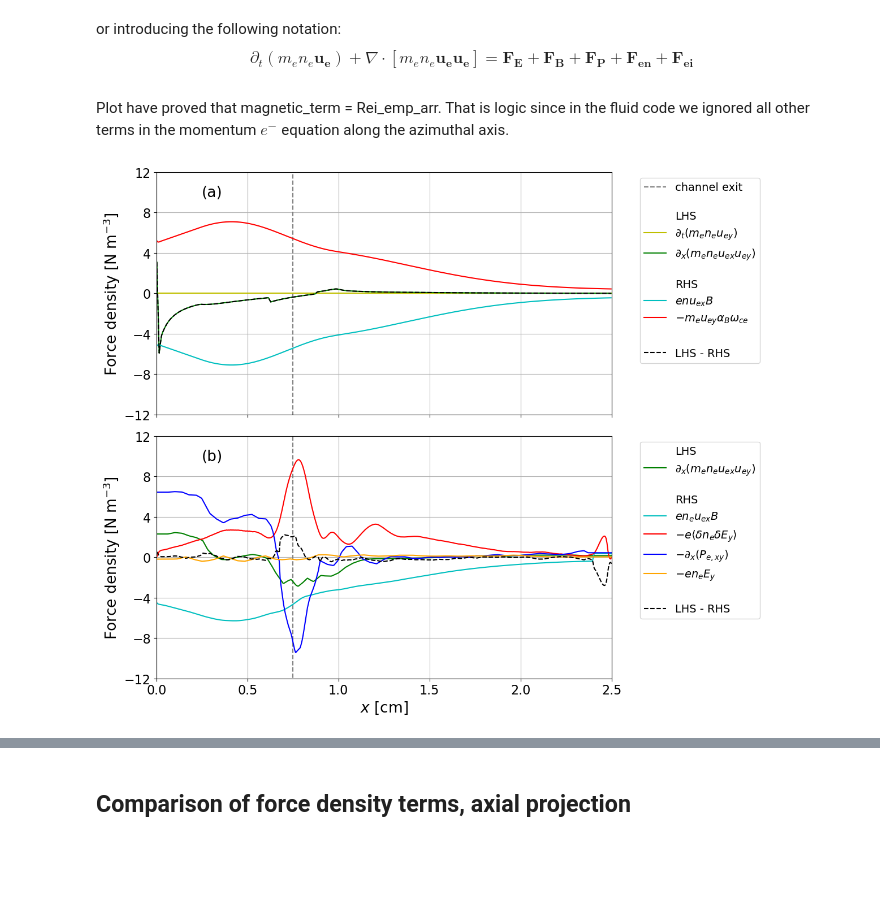
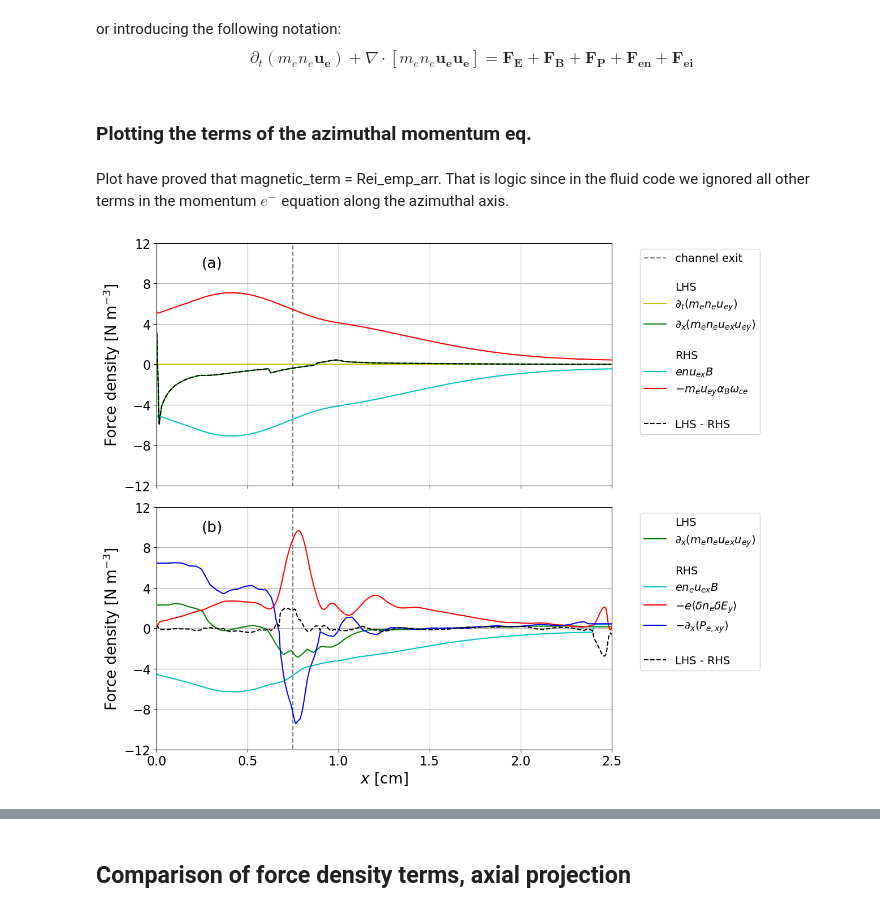
Before and after one commit to federicopetronio/FLHET1D, a Jupyter notebook: plots_comparison_PIC.ipynb, the cells around one changed output, grey strips where cells are left out. Drawn from its saved outputs; the diff is of its cells as text; code cells hidden in the pictures; blank space fills up the shorter version.

```diff
--- a/plots_comparison_PIC.ipynb
+++ b/plots_comparison_PIC.ipynb
@@ -94,3 +96,5 @@ uey = (w_ce / nu_eff) * uex
+# %% [markdown]
+### Plotting the terms of the azimuthal momentum eq.
 # %%
 Rei_emp_y     = mplt_mod.compute_Rei_empirical(P, Barr, ESTAR, wall_inter_type, R1, R2, Mi, x_center, LTHR, KEL, alpha_B)
 F_in_y  = np.gradient(phy_const.m_e * ni * uex * uey, x_center)
@@ -116,7 +120,8 @@ function_interp   = interpolate.interp1d(PIC_E_y[:,0], PIC_E_y[:,1])
 PIC_E_y     = -function_interp(extracted_df['x'])
 
 PIC_F_B_y   = phy_const.e * extracted_df['n_e'] * extracted_df['BB']*100 * extracted_df['ve_x']
-PIC_RHS_y   = PIC_Rei_y + PIC_F_B_y + PIC_F_P_y + PIC_E_y
+#PIC_RHS_y   = PIC_Rei_y + PIC_F_B_y + PIC_F_P_y + PIC_E_y
+PIC_RHS_y   = PIC_Rei_y + PIC_F_B_y + PIC_F_P_y
 PIC_LHS_y   = PIC_F_in_y + 0.
 # %% [markdown]
 Plot have proved that magnetic_term = Rei_emp_arr. That is logic since in the fluid code we ignored all other terms in the momentum $e^-$ equation along the azimuthal axis.
@@ -142,32 +147,32 @@ ax[0].xaxis.set_tick_params(labelsize=tickfontsize)
 ax[0].yaxis.set_tick_params(labelsize=tickfontsize)
 ax[0].grid()
 ax[0].legend(loc="upper left", bbox_to_anchor=(1.05, 1.0), fontsize=legendfontsize-1)
 ax[0].text(0.25, 9.6, '(a)', fontsize=axisfontsize)
 
 ax[1].plot([LTHR*100, LTHR*100], [-2000., 2000.], '--', color='grey')
 ax[1].plot([], [], ' ', label="LHS")
 ax[1].plot(extracted_df['x'], PIC_F_in_y, 'g-', label = "$\\partial_x (m_e n_e u_{ex} u_{ey})$")
 ax[1].plot([], [], ' ', label="\nRHS")
 ax[1].plot(extracted_df['x'], PIC_F_B_y, 'c-', label = "$e n_e u_{ex} B$")
 ax[1].plot(extracted_df['x'], PIC_Rei_y, 'r-', label = "$-e \\langle \\delta n_e \\delta E_y \\rangle$")
 ax[1].plot(extracted_df['x'], PIC_F_P_y, 'b-', label = "$-\\partial_x(P_{e,xy})$")
-ax[1].plot(extracted_df['x'], PIC_E_y, '-', color='orange', label = "$-e n_e E_y$")
+#ax[1].plot(extracted_df['x'], PIC_E_y, '-', color='orange', label = "$-e n_e E_y$")
 ax[1].plot([], [], ' ', label=" ")
 ax[1].plot(extracted_df['x'], PIC_LHS_y - PIC_RHS_y, 'k--', label = "LHS - RHS")
 ax[1].set_yticks([-12., -8.0, -4.0, 0., 4.0, 8.0, 12.0])
 ax[1].set_ylim([-12., 12.])
 ax[1].set_xlim([0., 2.5])
 ax[1].xaxis.set_tick_params(labelsize=tickfontsize)
 ax[1].yaxis.set_tick_params(labelsize=tickfontsize)
 ax[1].set_xlabel("$x$ [cm]", fontsize=axisfontsize)
 ax[1].set_ylabel("Force density [N m$^{-3}$]", fontsize=axisfontsize)
 ax[1].xaxis.set_tick_params(labelsize=tickfontsize)
 ax[1].yaxis.set_tick_params(labelsize=tickfontsize)
 ax[1].grid()
 ax[1].legend(loc="upper left", bbox_to_anchor=(1.05, 1.0), fontsize=legendfontsize-1)
 ax[1].text(0.25, 9.6, '(b)', fontsize=axisfontsize)
 
 plt.tight_layout()
 plt.show()
 # %% [output]
-[figure, old version]
+[figure, new version]
```
Also changed, not shown: parts of 10 cells of this notebook, 2 other files.
